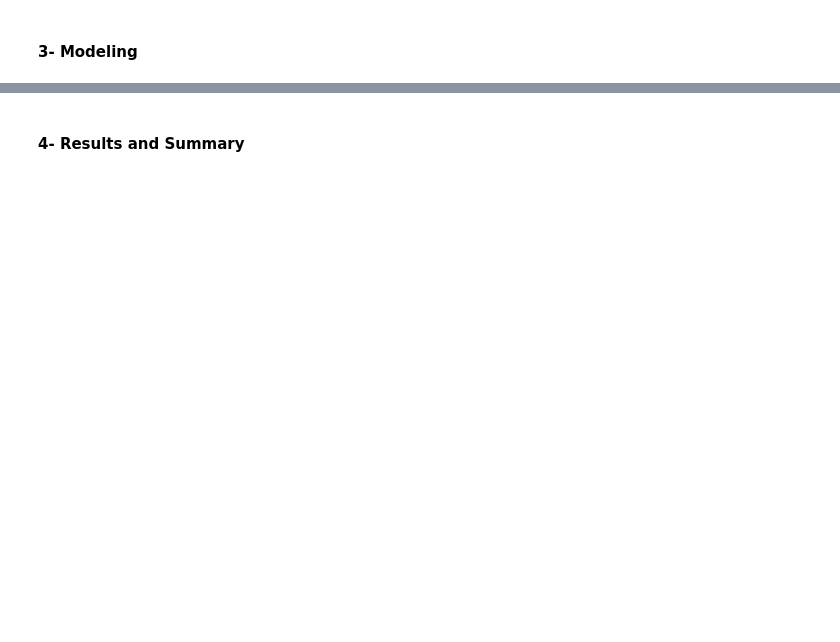
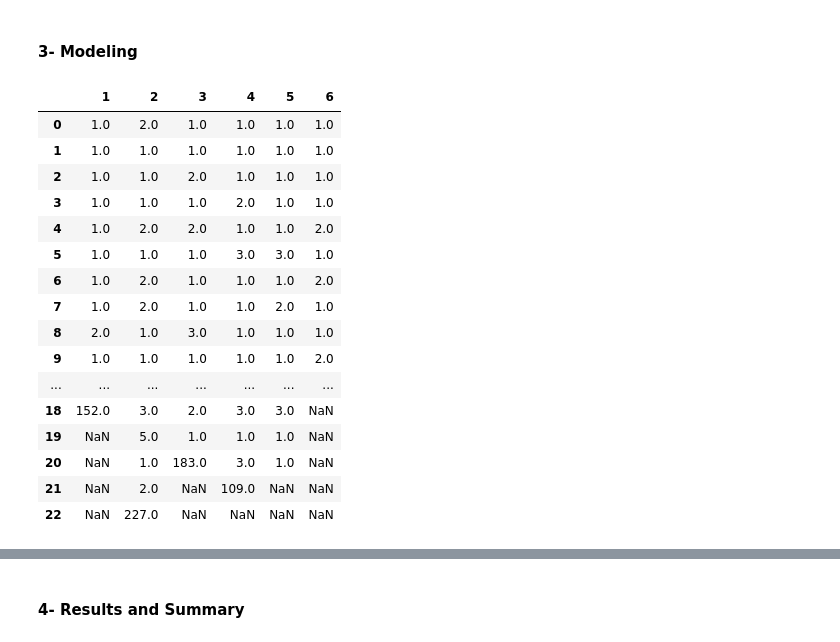
Before and after one commit to mort8Q/ds-task, a Jupyter notebook: ds-task.ipynb, the cells around one changed output, grey strips where cells are left out. Drawn from its saved outputs; the diff is of its cells as text; code cells hidden in the pictures; blank space fills up the shorter version.

```diff
--- a/ds-task.ipynb
+++ b/ds-task.ipynb
@@ -100,0 +125,20 @@ data.head()
+# %%
+samples
+# %% [output]
+|  | 1 | 2 | 3 | 4 | 5 | 6 |
+| 0 | 1.0 | 2.0 | 1.0 | 1.0 | 1.0 | 1.0 |
+| 1 | 1.0 | 1.0 | 1.0 | 1.0 | 1.0 | 1.0 |
+| 2 | 1.0 | 1.0 | 2.0 | 1.0 | 1.0 | 1.0 |
+| 3 | 1.0 | 1.0 | 1.0 | 2.0 | 1.0 | 1.0 |
+| 4 | 1.0 | 2.0 | 2.0 | 1.0 | 1.0 | 2.0 |
+| 5 | 1.0 | 1.0 | 1.0 | 3.0 | 3.0 | 1.0 |
+| 6 | 1.0 | 2.0 | 1.0 | 1.0 | 1.0 | 2.0 |
+| 7 | 1.0 | 2.0 | 1.0 | 1.0 | 2.0 | 1.0 |
+| 8 | 2.0 | 1.0 | 3.0 | 1.0 | 1.0 | 1.0 |
+| 9 | 1.0 | 1.0 | 1.0 | 1.0 | 1.0 | 2.0 |
+| ... | ... | ... | ... | ... | ... | ... |
+| 18 | 152.0 | 3.0 | 2.0 | 3.0 | 3.0 | NaN |
+| 19 | NaN | 5.0 | 1.0 | 1.0 | 1.0 | NaN |
+| 20 | NaN | 1.0 | 183.0 | 3.0 | 1.0 | NaN |
+| 21 | NaN | 2.0 | NaN | 109.0 | NaN | NaN |
+| 22 | NaN | 227.0 | NaN | NaN | NaN | NaN |
```
Also changed, not shown: parts of 18 cells of this notebook.
